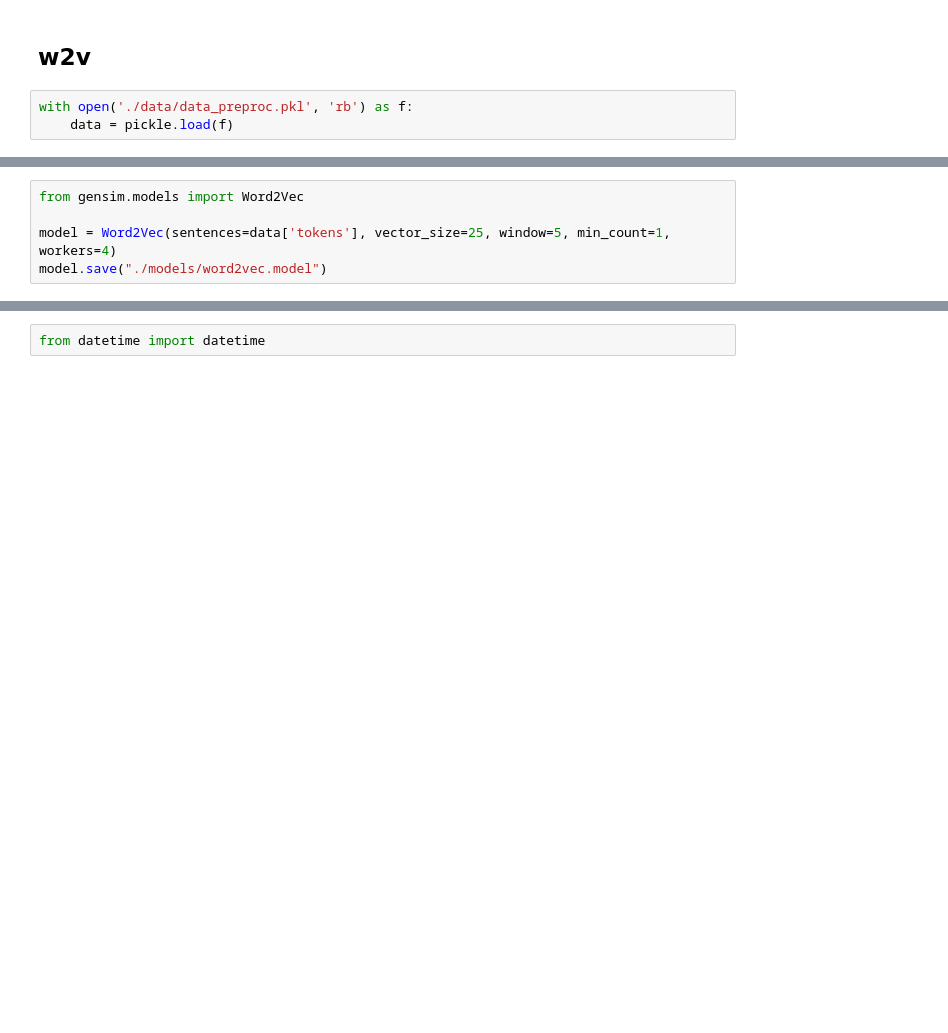
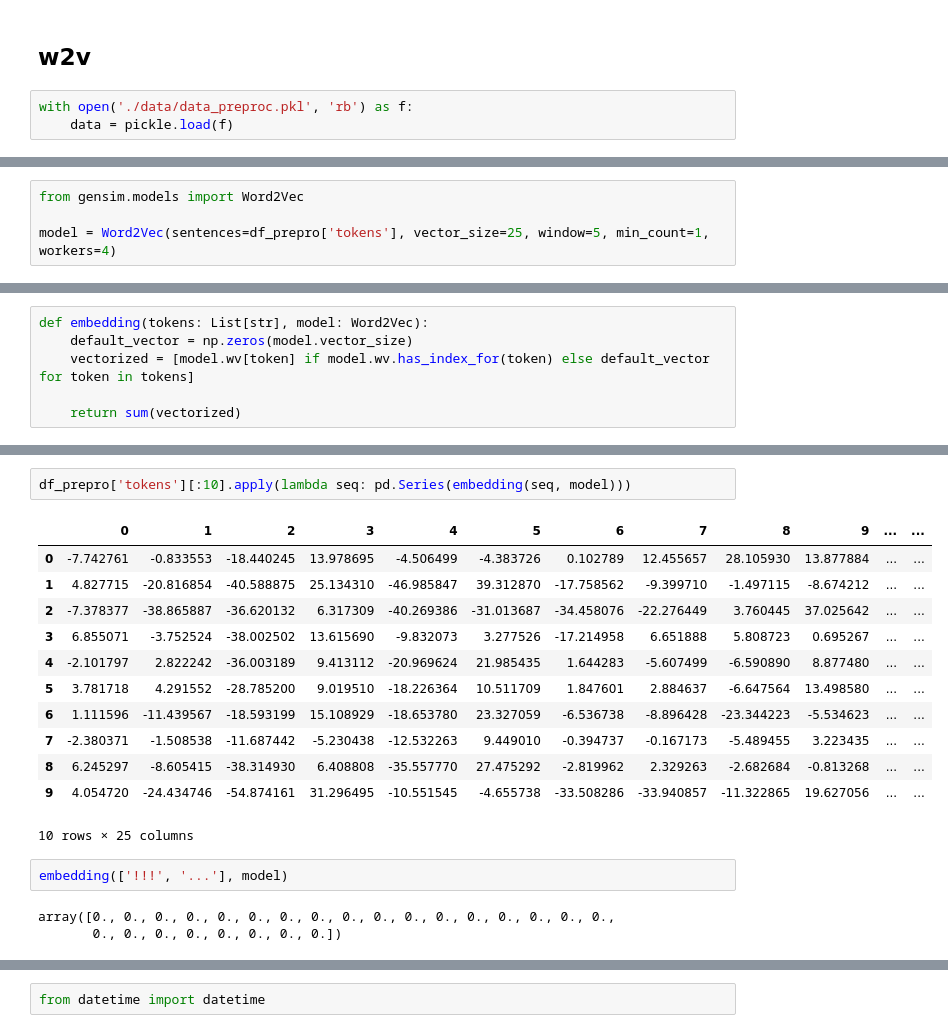
Before and after one commit to mbronis/gensim, a Jupyter notebook: gensim.ipynb, the cells around one changed output, grey strips where cells are left out. Cells and saved outputs as stored; diff of their text form; blank space fills up the shorter version.

```diff
--- a/gensim.ipynb
+++ b/gensim.ipynb
@@ -286,5 +313,4 @@ model
 # %%
 from gensim.models import Word2Vec
 
-model = Word2Vec(sentences=data['tokens'], vector_size=25, window=5, min_count=1, workers=4)
-model.save("./models/word2vec.model")
+model = Word2Vec(sentences=df_prepro['tokens'], vector_size=25, window=5, min_count=1, workers=4)
@@ -292,0 +333,6 @@ FileNotFoundError: [Errno 2] No such file or directory: './models/word2vec.model
+# %%
+def embedding(tokens: List[str], model: Word2Vec):
+    default_vector = np.zeros(model.vector_size)
+    vectorized = [model.wv[token] if model.wv.has_index_for(token) else default_vector for token in tokens]
+
+    return sum(vectorized)
@@ -292,0 +368,20 @@ FileNotFoundError: [Errno 2] No such file or directory: './models/word2vec.model
+# %%
+df_prepro['tokens'][:10].apply(lambda seq: pd.Series(embedding(seq, model)))
+# %% [output]
+|  | 0 | 1 | 2 | 3 | 4 | 5 | 6 | 7 | 8 | 9 | ... | ... |
+| 0 | -7.742761 | -0.833553 | -18.440245 | 13.978695 | -4.506499 | -4.383726 | 0.102789 | 12.455657 | 28.105930 | 13.877884 | ... | ... |
+| 1 | 4.827715 | -20.816854 | -40.588875 | 25.134310 | -46.985847 | 39.312870 | -17.758562 | -9.399710 | -1.497115 | -8.674212 | ... | ... |
+| 2 | -7.378377 | -38.865887 | -36.620132 | 6.317309 | -40.269386 | -31.013687 | -34.458076 | -22.276449 | 3.760445 | 37.025642 | ... | ... |
+| 3 | 6.855071 | -3.752524 | -38.002502 | 13.615690 | -9.832073 | 3.277526 | -17.214958 | 6.651888 | 5.808723 | 0.695267 | ... | ... |
+| 4 | -2.101797 | 2.822242 | -36.003189 | 9.413112 | -20.969624 | 21.985435 | 1.644283 | -5.607499 | -6.590890 | 8.877480 | ... | ... |
+| 5 | 3.781718 | 4.291552 | -28.785200 | 9.019510 | -18.226364 | 10.511709 | 1.847601 | 2.884637 | -6.647564 | 13.498580 | ... | ... |
+| 6 | 1.111596 | -11.439567 | -18.593199 | 15.108929 | -18.653780 | 23.327059 | -6.536738 | -8.896428 | -23.344223 | -5.534623 | ... | ... |
+| 7 | -2.380371 | -1.508538 | -11.687442 | -5.230438 | -12.532263 | 9.449010 | -0.394737 | -0.167173 | -5.489455 | 3.223435 | ... | ... |
+| 8 | 6.245297 | -8.605415 | -38.314930 | 6.408808 | -35.557770 | 27.475292 | -2.819962 | 2.329263 | -2.682684 | -0.813268 | ... | ... |
+| 9 | 4.054720 | -24.434746 | -54.874161 | 31.296495 | -10.551545 | -4.655738 | -33.508286 | -33.940857 | -11.322865 | 19.627056 | ... | ... |
+10 rows × 25 columns
+# %%
+embedding(['!!!', '...'], model)
+# %% [output]
+array([0., 0., 0., 0., 0., 0., 0., 0., 0., 0., 0., 0., 0., 0., 0., 0., 0.,
+       0., 0., 0., 0., 0., 0., 0., 0.])
```
Also changed, not shown: parts of 27 cells of this notebook, 2 other files.
